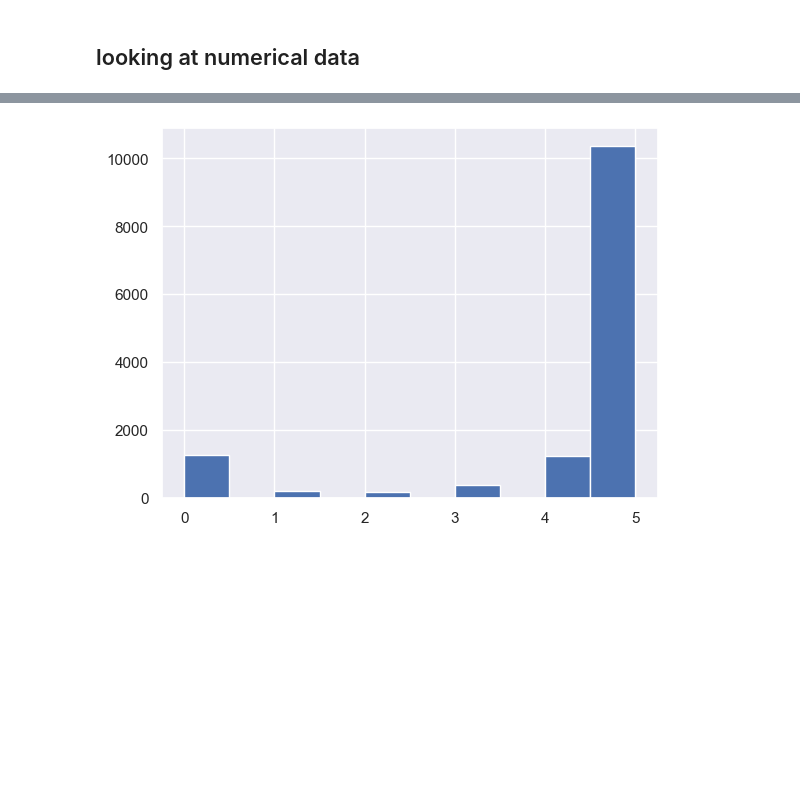
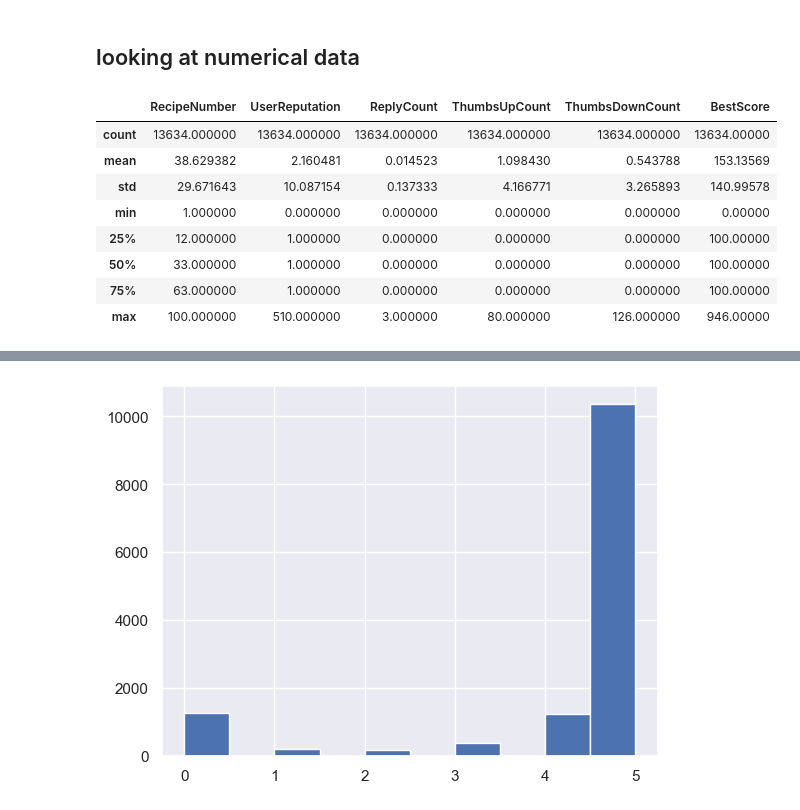
Before and after one commit to seg-fault123/mlp_project, a Jupyter notebook: explore.ipynb, the cells around one changed output, grey strips where cells are left out. Drawn from its saved outputs; the diff is of its cells as text; code cells hidden in the pictures; blank space fills up the shorter version.

```diff
--- a/explore.ipynb
+++ b/explore.ipynb
@@ -103,6 +105,19 @@ for i, hour in enumerate(train_data['Hour_Category'].unique()):
 [figure]
 # %% [markdown]
 ## looking at numerical data
+# %%
+train_data[['RecipeNumber', 'UserReputation', 'ReplyCount',
+            'ThumbsUpCount', 'ThumbsDownCount', 'BestScore']].describe()
+# %% [output]
+|  | RecipeNumber | UserReputation | ReplyCount | ThumbsUpCount | ThumbsDownCount | BestScore |
+| count | 13634.000000 | 13634.000000 | 13634.000000 | 13634.000000 | 13634.000000 | 13634.00000 |
+| mean | 38.629382 | 2.160481 | 0.014523 | 1.098430 | 0.543788 | 153.13569 |
+| std | 29.671643 | 10.087154 | 0.137333 | 4.166771 | 3.265893 | 140.99578 |
+| min | 1.000000 | 0.000000 | 0.000000 | 0.000000 | 0.000000 | 0.00000 |
+| 25% | 12.000000 | 1.000000 | 0.000000 | 0.000000 | 0.000000 | 100.00000 |
+| 50% | 33.000000 | 1.000000 | 0.000000 | 0.000000 | 0.000000 | 100.00000 |
+| 75% | 63.000000 | 1.000000 | 0.000000 | 0.000000 | 0.000000 | 100.00000 |
+| max | 100.000000 | 510.000000 | 3.000000 | 80.000000 | 126.000000 | 946.00000 |
 # %%
 sns.histplot(train_data, x='UserReputation', hue='Rating')
 # %% [output]
```
Also changed, not shown: parts of 11 cells of this notebook.
